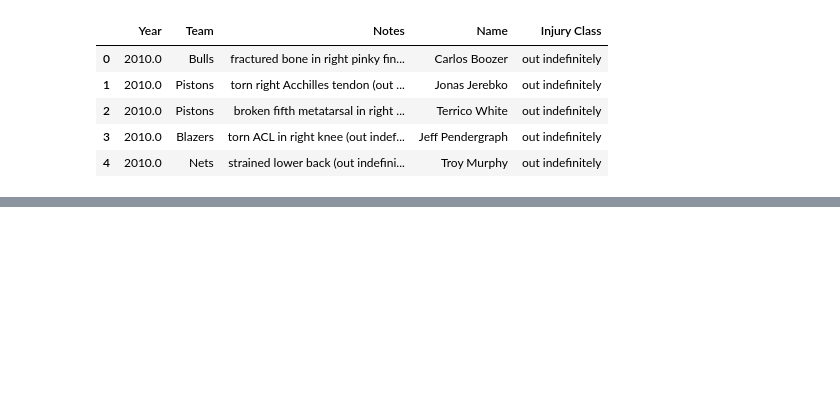
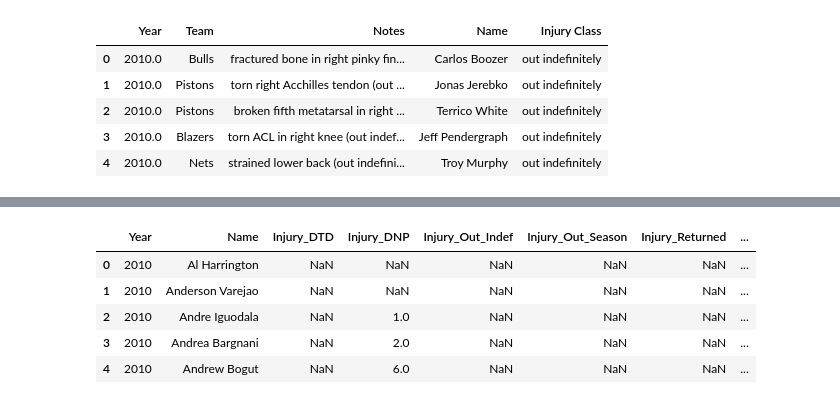
Before and after one commit to xudaiyanzi/NBA_players_salary, a Jupyter notebook: injuries/Injuries_CSV_Processing.ipynb, the cells around one changed output, grey strips where cells are left out. Saved outputs shown, nothing was run; the diff lists cells and outputs as text; code cells hidden in the pictures; blank space fills up the shorter version.

```diff
--- a/injuries/Injuries_CSV_Processing.ipynb
+++ b/injuries/Injuries_CSV_Processing.ipynb
@@ -331,0 +394,7 @@ TypeError: count() takes 1 positional argument but 2 were given
+# %%
+dtdDF = dtdDF.reset_index(level=[0,1])
+dnpDF = dnpDF.reset_index(level=[0,1])
+oi = oiDF.reset_index(level=[0,1])
+osDF = osDF.reset_index(level=[0,1])
+rDF = rDF.reset_index(level=[0,1])
+oDF = oDF.reset_index(level=[0,1])
@@ -331,0 +413,25 @@ TypeError: count() takes 1 positional argument but 2 were given
+# %%
+# okay done probably
+DF = DF.merge(dnpDF[['Year', 'Name', 'Injury Class']], how = 'left', on = ['Year', 'Name'])
+DF = DF.drop(['Injury_DNP'], axis = 'columns')
+DF = DF.rename({'Injury Class' : 'Injury_DNP'}, axis = 'columns')
+DF = DF.merge(dtdDF[['Year', 'Name', 'Injury Class']], how = 'left', on = ['Year', 'Name'])
+DF = DF.drop(['Injury_Out_Indef'], axis = 'columns')
+DF = DF.rename({'Injury Class' : 'Injury_Out_Indef'}, axis = 'columns')
+DF = DF.merge(dtdDF[['Year', 'Name', 'Injury Class']], how = 'left', on = ['Year', 'Name'])
+DF = DF.drop(['Injury_Out_Season'], axis = 'columns')
+DF = DF.rename({'Injury Class' : 'Injury_Out_Season'}, axis = 'columns')
+DF = DF.merge(dtdDF[['Year', 'Name', 'Injury Class']], how = 'left', on = ['Year', 'Name'])
+DF = DF.drop(['Injury_Returned'], axis = 'columns')
+DF = DF.rename({'Injury Class' : 'Injury_Returned'}, axis = 'columns')
+DF = DF.merge(dtdDF[['Year', 'Name', 'Injury Class']], how = 'left', on = ['Year', 'Name'])
+DF = DF.drop(['Injury_Other'], axis = 'columns')
+DF = DF.rename({'Injury Class' : 'Injury_Other'}, axis = 'columns')
+DF.head()
+# %% [output]
+|  | Year | Name | Injury_DTD | Injury_DNP | Injury_Out_Indef | Injury_Out_Season | Injury_Returned | ... |
+| 0 | 2010 | Al Harrington | NaN | NaN | NaN | NaN | NaN | ... |
+| 1 | 2010 | Anderson Varejao | NaN | NaN | NaN | NaN | NaN | ... |
+| 2 | 2010 | Andre Iguodala | NaN | 1.0 | NaN | NaN | NaN | ... |
+| 3 | 2010 | Andrea Bargnani | NaN | 2.0 | NaN | NaN | NaN | ... |
+| 4 | 2010 | Andrew Bogut | NaN | 6.0 | NaN | NaN | NaN | ... |
```
Also changed, not shown: parts of 16 cells of this notebook, 1 other file.
